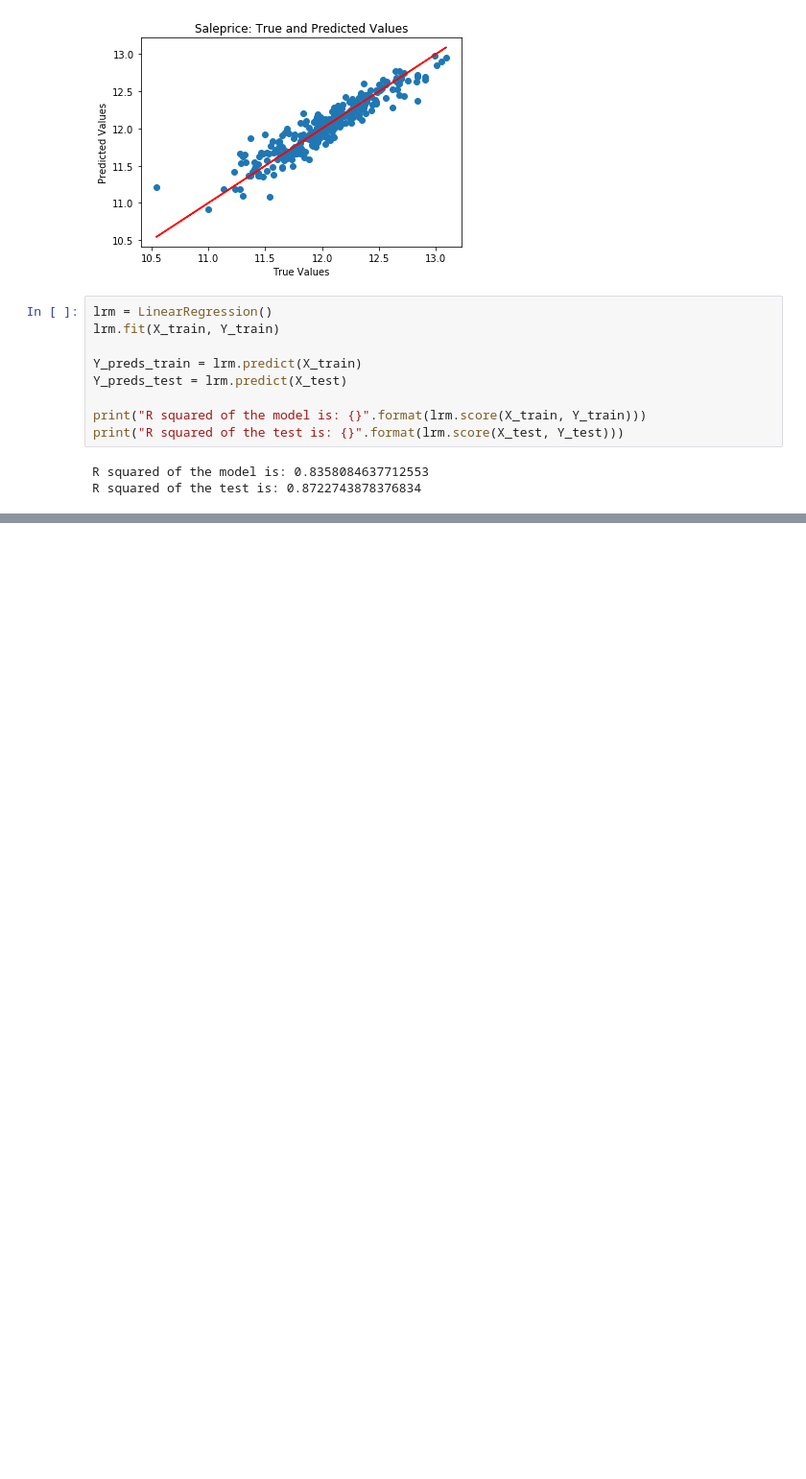
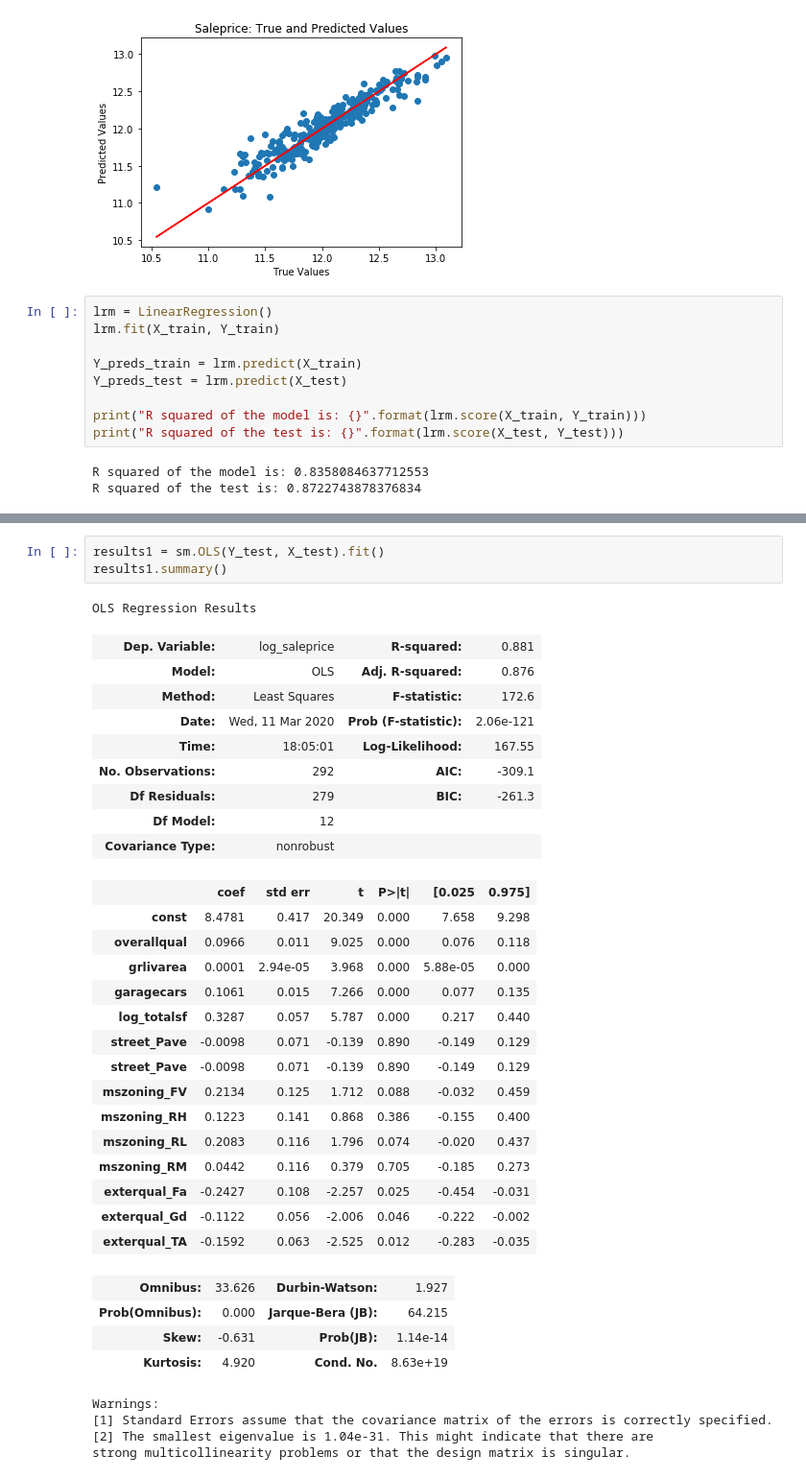
Before and after one commit to iamkkdev/Thinkful-github, a Jupyter notebook: Making Predictions.ipynb, the cells around one changed output, grey strips where cells are left out. Shown at 96% size. Saved outputs shown, nothing was run; the diff lists cells and outputs as text; blank space fills up the shorter version.

```diff
--- a/Making Predictions.ipynb
+++ b/Making Predictions.ipynb
@@ -429,0 +439,37 @@ R squared of the test is: 0.8722743878376834
+# %%
+results1 = sm.OLS(Y_test, X_test).fit()
+results1.summary()
+# %% [output]
+OLS Regression Results
+| Dep. Variable: | log_saleprice | R-squared: | 0.881 |
+| Model: | OLS | Adj. R-squared: | 0.876 |
+| Method: | Least Squares | F-statistic: | 172.6 |
+| Date: | Wed, 11 Mar 2020 | Prob (F-statistic): | 2.06e-121 |
+| Time: | 18:05:01 | Log-Likelihood: | 167.55 |
+| No. Observations: | 292 | AIC: | -309.1 |
+| Df Residuals: | 279 | BIC: | -261.3 |
+| Df Model: | 12 |  |  |
+| Covariance Type: | nonrobust |  |  |
+|  | coef | std err | t | P>|t| | [0.025 | 0.975] |
+| const | 8.4781 | 0.417 | 20.349 | 0.000 | 7.658 | 9.298 |
+| overallqual | 0.0966 | 0.011 | 9.025 | 0.000 | 0.076 | 0.118 |
+| grlivarea | 0.0001 | 2.94e-05 | 3.968 | 0.000 | 5.88e-05 | 0.000 |
+| garagecars | 0.1061 | 0.015 | 7.266 | 0.000 | 0.077 | 0.135 |
+| log_totalsf | 0.3287 | 0.057 | 5.787 | 0.000 | 0.217 | 0.440 |
+| street_Pave | -0.0098 | 0.071 | -0.139 | 0.890 | -0.149 | 0.129 |
+| street_Pave | -0.0098 | 0.071 | -0.139 | 0.890 | -0.149 | 0.129 |
+| mszoning_FV | 0.2134 | 0.125 | 1.712 | 0.088 | -0.032 | 0.459 |
+| mszoning_RH | 0.1223 | 0.141 | 0.868 | 0.386 | -0.155 | 0.400 |
+| mszoning_RL | 0.2083 | 0.116 | 1.796 | 0.074 | -0.020 | 0.437 |
+| mszoning_RM | 0.0442 | 0.116 | 0.379 | 0.705 | -0.185 | 0.273 |
+| exterqual_Fa | -0.2427 | 0.108 | -2.257 | 0.025 | -0.454 | -0.031 |
+| exterqual_Gd | -0.1122 | 0.056 | -2.006 | 0.046 | -0.222 | -0.002 |
+| exterqual_TA | -0.1592 | 0.063 | -2.525 | 0.012 | -0.283 | -0.035 |
+| Omnibus: | 33.626 | Durbin-Watson: | 1.927 |
+| Prob(Omnibus): | 0.000 | Jarque-Bera (JB): | 64.215 |
+| Skew: | -0.631 | Prob(JB): | 1.14e-14 |
+| Kurtosis: | 4.920 | Cond. No. | 8.63e+19 |
+Warnings:
+[1] Standard Errors assume that the covariance matrix of the errors is correctly specified.
+[2] The smallest eigenvalue is 1.04e-31. This might indicate that there are
+strong multicollinearity problems or that the design matrix is singular.
```
Also changed, not shown: parts of 4 cells of this notebook.
